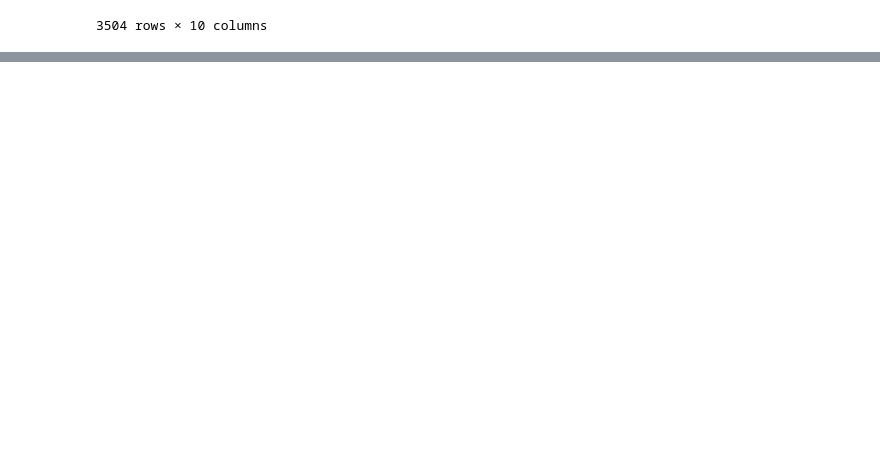
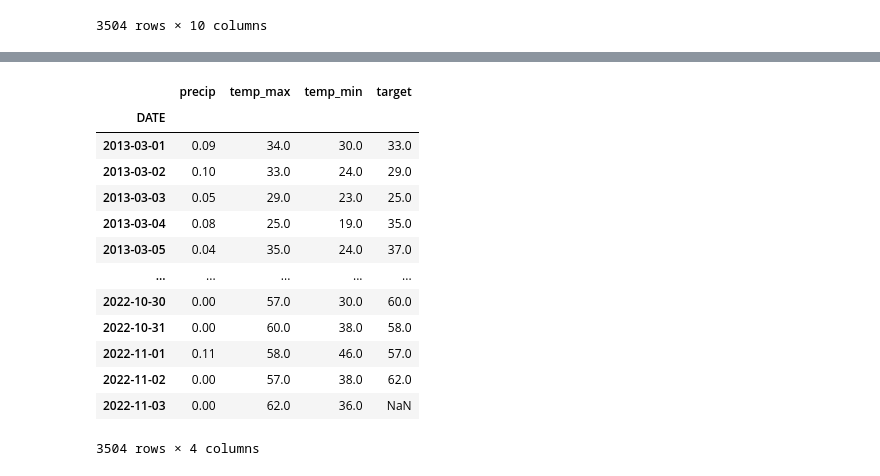
Before and after one commit to HamzaZamit/WeatherForecasting, a Jupyter notebook: Weather Forecasting.ipynb, the cells around one changed output, grey strips where cells are left out. Saved outputs shown, nothing was run; the diff lists cells and outputs as text; code cells hidden in the pictures; blank space fills up the shorter version.

```diff
--- a/Weather Forecasting.ipynb
+++ b/Weather Forecasting.ipynb
@@ -57,0 +248,19 @@ weather
+# %%
+core_weather["target"] = core_weather.shift(-1)["temp_max"]
+# %%
+core_weather
+# %% [output]
+|  | precip | temp_max | temp_min | target |
+| DATE |  |  |  |  |
+| 2013-03-01 | 0.09 | 34.0 | 30.0 | 33.0 |
+| 2013-03-02 | 0.10 | 33.0 | 24.0 | 29.0 |
+| 2013-03-03 | 0.05 | 29.0 | 23.0 | 25.0 |
+| 2013-03-04 | 0.08 | 25.0 | 19.0 | 35.0 |
+| 2013-03-05 | 0.04 | 35.0 | 24.0 | 37.0 |
+| ... | ... | ... | ... | ... |
+| 2022-10-30 | 0.00 | 57.0 | 30.0 | 60.0 |
+| 2022-10-31 | 0.00 | 60.0 | 38.0 | 58.0 |
+| 2022-11-01 | 0.11 | 58.0 | 46.0 | 57.0 |
+| 2022-11-02 | 0.00 | 57.0 | 38.0 | 62.0 |
+| 2022-11-03 | 0.00 | 62.0 | 36.0 | NaN |
+3504 rows × 4 columns
```
Also changed, not shown: parts of 29 cells of this notebook.
